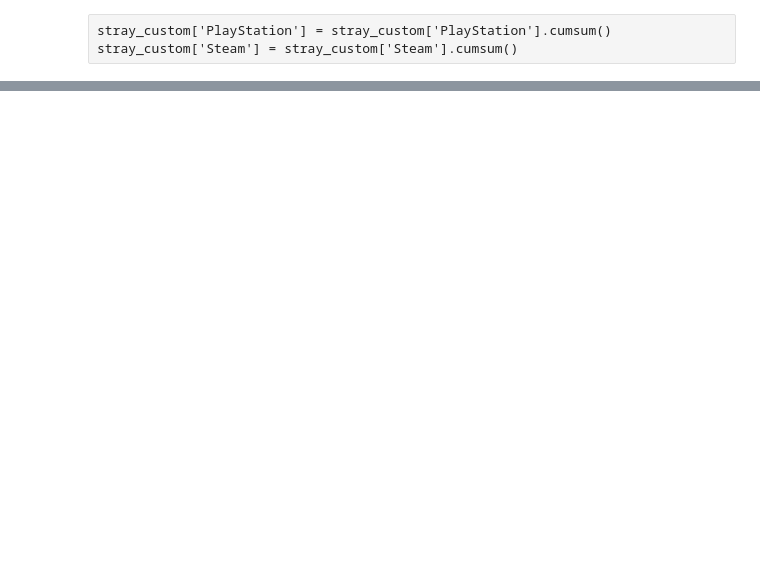
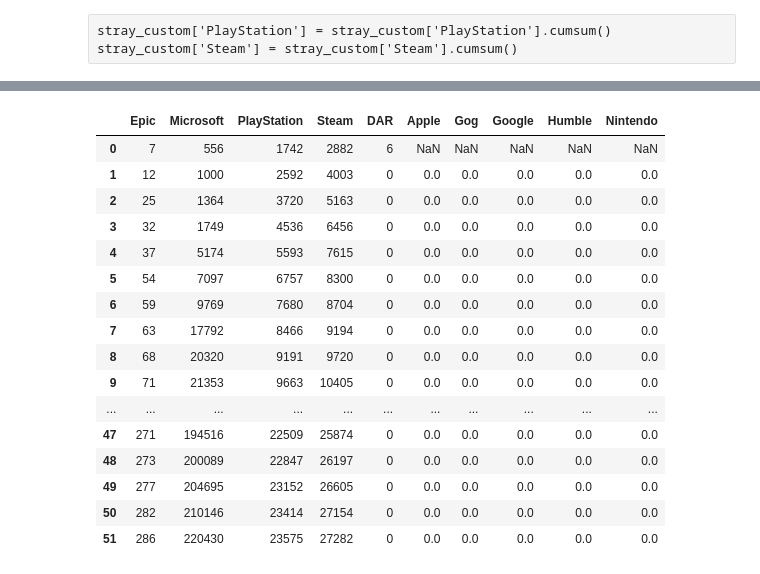
Before and after one commit to dougsack/IndieBI-Sales-EDA, a Jupyter notebook: Title - Sales Curve Forecasting.ipynb, the cells around one changed output, grey strips where cells are left out. Saved outputs shown, nothing was run; the diff lists cells and outputs as text; code cells hidden in the pictures; blank space fills up the shorter version.

```diff
--- a/Title - Sales Curve Forecasting.ipynb
+++ b/Title - Sales Curve Forecasting.ipynb
@@ -28,4 +52,4 @@ df["Weeks_from_Release"] = (df["DAR"] // 7) + 1  # Week 1 starts at 0-7 days
 stray_custom['PlayStation'] = stray_custom['PlayStation'].cumsum()
 stray_custom['Steam'] = stray_custom['Steam'].cumsum()
 # %%
-df.sort_values(by='DAR').drop_duplicates("Weeks_from_Release", keep='last')
+actual_df = df.sort_values(by='DAR').drop_duplicates("Weeks_from_Release", keep='last')
@@ -45,0 +56,2 @@ df.sort_values(by='DAR').drop_duplicates("Weeks_from_Release", keep='last')
+# %%
+actual_df = actual_df.drop(["Day",'release_date'], axis=1)
@@ -45,0 +74,54 @@ df.sort_values(by='DAR').drop_duplicates("Weeks_from_Release", keep='last')
+# %%
+import pandas as pd
+import numpy as np
+actual_df = actual_df.set_index('Weeks_from_Release')
+curve_df = curve_df.set_index('Weeks_from_Release')
+
+
+# 2. Get the last actual week and values
+last_week = actual_df.index.max()
+last_values = actual_df.loc[last_week].copy()
+
+# 3. Create a DataFrame to hold projections
+projected_df = pd.DataFrame()
+
+# 4. Iteratively apply the growth deltas week by week
+current_values = last_values.copy()
+
+for week in range(last_week + 1, curve_df.index.max() + 1):
+    if week not in curve_df.index:
+        continue
+    deltas = curve_df.loc[week].fillna(0)  # Default to 0 growth if missing
+    current_values = current_values * (1 + deltas)
+    current_values.name = week
+    current_values = np.ceil(current_values.fillna(0)).astype(int)
+    projected_df = pd.concat([projected_df, current_values.to_frame().T])
+
+# 5. Combine with actuals
+full_df = pd.concat([actual_df, projected_df])
+
+# 6. Reset index if needed
+full_df = full_df.reset_index()
+# %%
+full_df = full_df.drop("index", axis=1)
+# %%
+filtered_df = full_df[full_df.index < 52]
+filtered_df
+# %% [output]
+|  | Epic | Microsoft | PlayStation | Steam | DAR | Apple | Gog | Google | Humble | Nintendo |
+| 0 | 7 | 556 | 1742 | 2882 | 6 | NaN | NaN | NaN | NaN | NaN |
+| 1 | 12 | 1000 | 2592 | 4003 | 0 | 0.0 | 0.0 | 0.0 | 0.0 | 0.0 |
+| 2 | 25 | 1364 | 3720 | 5163 | 0 | 0.0 | 0.0 | 0.0 | 0.0 | 0.0 |
+| 3 | 32 | 1749 | 4536 | 6456 | 0 | 0.0 | 0.0 | 0.0 | 0.0 | 0.0 |
+| 4 | 37 | 5174 | 5593 | 7615 | 0 | 0.0 | 0.0 | 0.0 | 0.0 | 0.0 |
+| 5 | 54 | 7097 | 6757 | 8300 | 0 | 0.0 | 0.0 | 0.0 | 0.0 | 0.0 |
+| 6 | 59 | 9769 | 7680 | 8704 | 0 | 0.0 | 0.0 | 0.0 | 0.0 | 0.0 |
+| 7 | 63 | 17792 | 8466 | 9194 | 0 | 0.0 | 0.0 | 0.0 | 0.0 | 0.0 |
+| 8 | 68 | 20320 | 9191 | 9720 | 0 | 0.0 | 0.0 | 0.0 | 0.0 | 0.0 |
+| 9 | 71 | 21353 | 9663 | 10405 | 0 | 0.0 | 0.0 | 0.0 | 0.0 | 0.0 |
+| ... | ... | ... | ... | ... | ... | ... | ... | ... | ... | ... |
+| 47 | 271 | 194516 | 22509 | 25874 | 0 | 0.0 | 0.0 | 0.0 | 0.0 | 0.0 |
+| 48 | 273 | 200089 | 22847 | 26197 | 0 | 0.0 | 0.0 | 0.0 | 0.0 | 0.0 |
+| 49 | 277 | 204695 | 23152 | 26605 | 0 | 0.0 | 0.0 | 0.0 | 0.0 | 0.0 |
+| 50 | 282 | 210146 | 23414 | 27154 | 0 | 0.0 | 0.0 | 0.0 | 0.0 | 0.0 |
+| 51 | 286 | 220430 | 23575 | 27282 | 0 | 0.0 | 0.0 | 0.0 | 0.0 | 0.0 |
```
Also changed, not shown: parts of 18 cells of this notebook, 18 other files.
